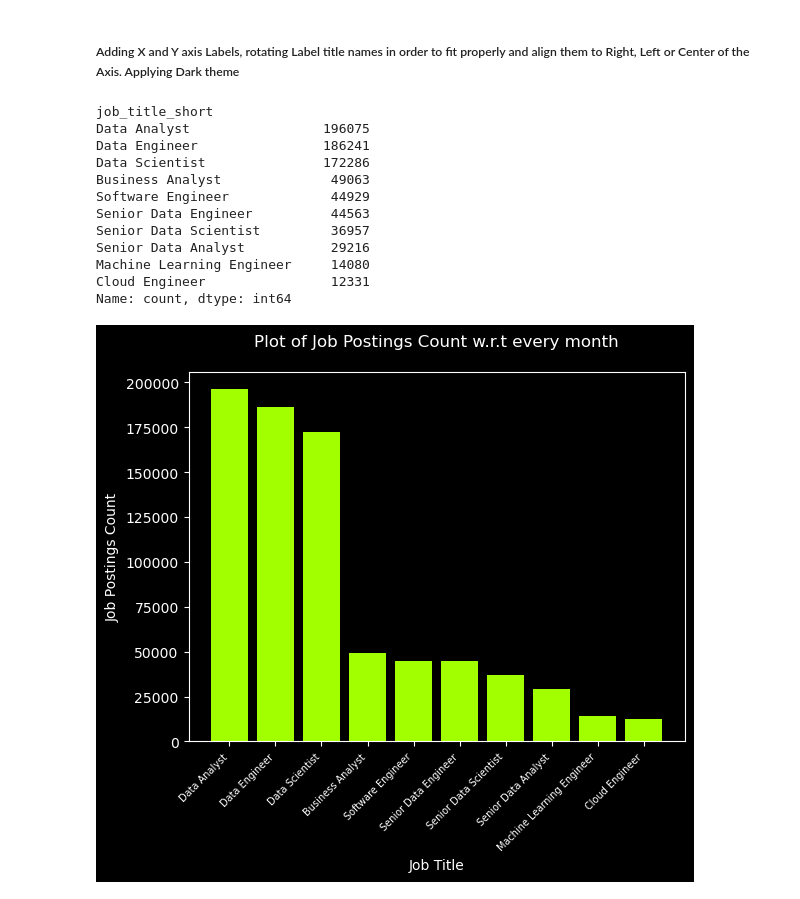
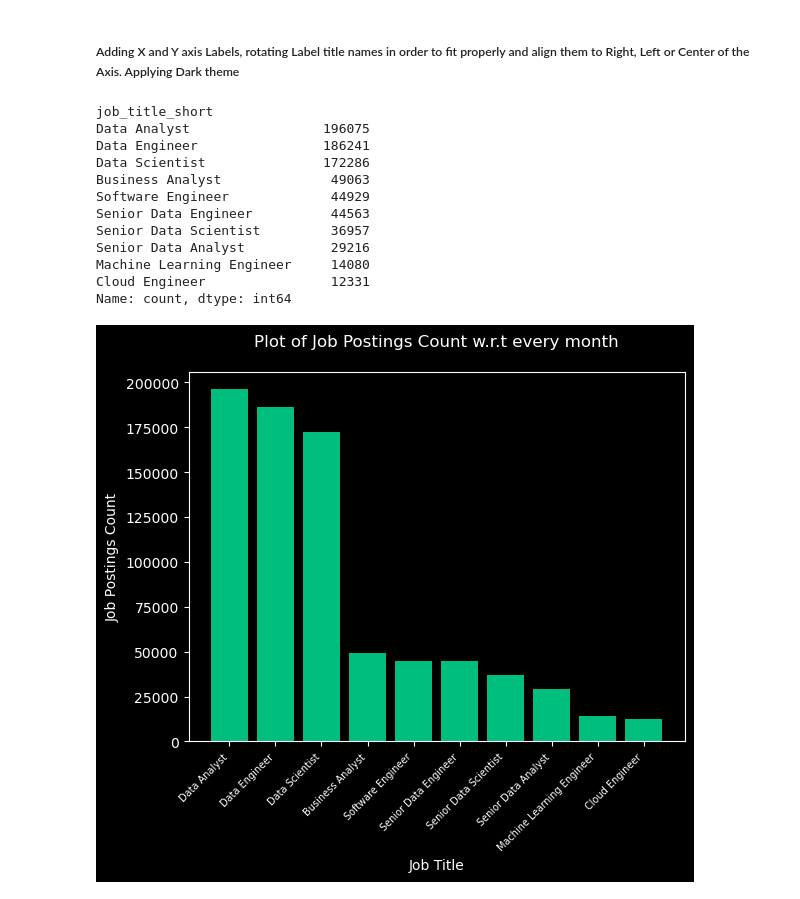
Before and after one commit to Sonu64/Data_Analytics, a Jupyter notebook: 01_Basics/Matplotlib/labelling.ipynb, the cells around one changed output. Drawn from its saved outputs; the diff is of its cells as text; code cells hidden in the pictures.

```diff
--- a/01_Basics/Matplotlib/labelling.ipynb
+++ b/01_Basics/Matplotlib/labelling.ipynb
@@ -33,30 +33,30 @@ memory usage: 86.2+ MB
 # %%
 job_counts = df['job_title_short'].value_counts()
 job_counts.sort_values(ascending=False, inplace=True) # Not needed as .value_counts() by default sorts in Descending order of Index values
 print(job_counts, end = "\n\n\n")
 
 x = job_counts.index
 y = job_counts
 
 
 plt.style.use("dark_background")
-plt.bar(x, y, color = "#A2FF00")
+plt.bar(x, y, color = "#00BE7E")
 plt.title("Plot of Job Postings Count w.r.t every month\n")
 plt.xlabel("Job Title")
 plt.ylabel("Job Postings Count")
 plt.xticks(rotation = 45, ha = "right", fontsize = 7)
 plt.show()
 # %% [output]
 job_title_short
 Data Analyst                 196075
 Data Engineer                186241
 Data Scientist               172286
 Business Analyst              49063
 Software Engineer             44929
 Senior Data Engineer          44563
 Senior Data Scientist         36957
 Senior Data Analyst           29216
 Machine Learning Engineer     14080
 Cloud Engineer                12331
 Name: count, dtype: int64
-[figure, old version]
+[figure, new version]
```
Also changed, not shown: 1 other file.
